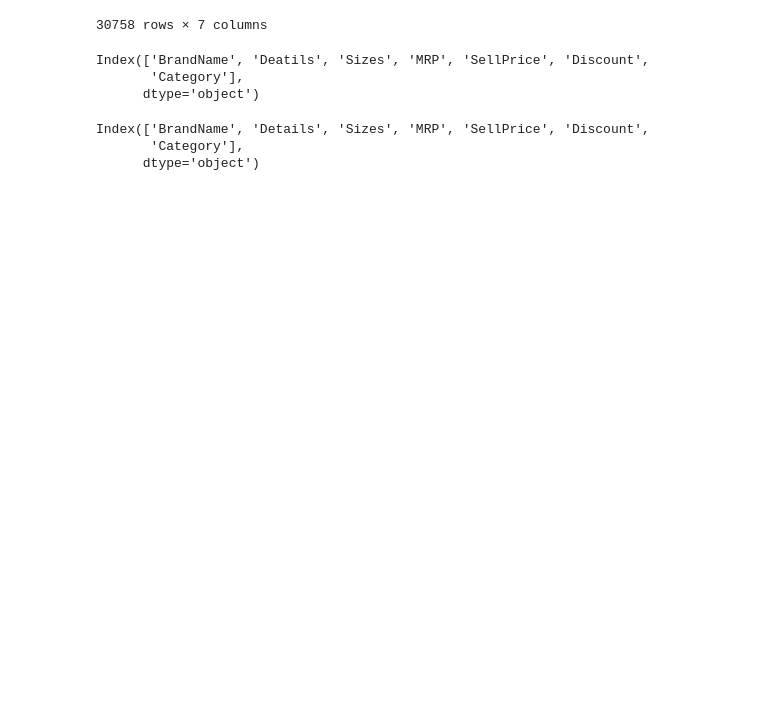
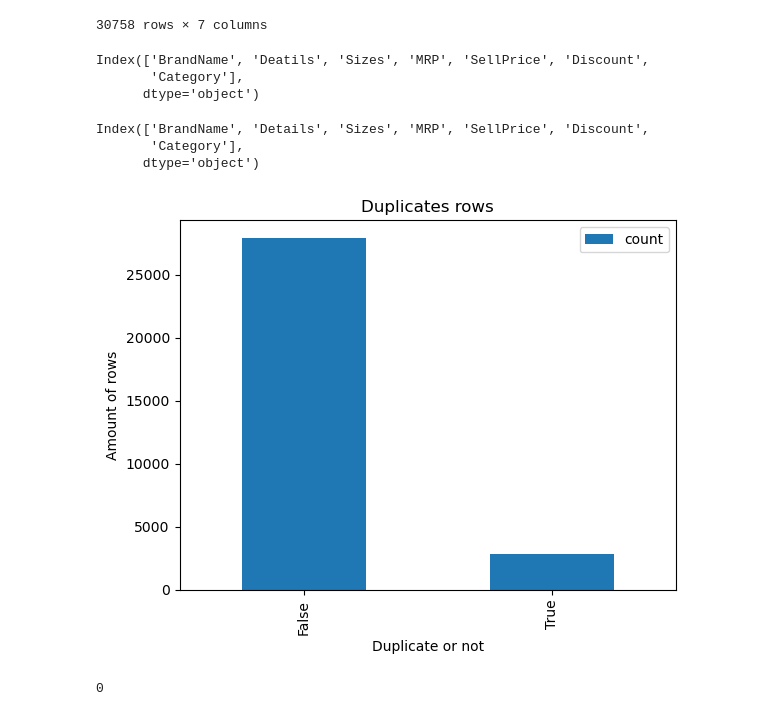
Before and after one commit to samwanyua/Data-cleanig-E-commerce-Dataset-with-30k-products, a Jupyter notebook: Notebook.ipynb, the cells around one changed output. Drawn from its saved outputs; the diff is of its cells as text; code cells hidden in the pictures; blank space fills up the shorter version.

Commit message:
Drop duplicates

```diff
--- a/Notebook.ipynb
+++ b/Notebook.ipynb
@@ -97,0 +100,11 @@ Index(['BrandName', 'Details', 'Sizes', 'MRP', 'SellPrice', 'Discount',
+# %%
+
+# removing duplicates
+data.duplicated().value_counts().plot(kind="bar")
+plt.title("Duplicates rows")
+plt.xlabel("Duplicate or not")
+plt.ylabel("Amount of rows")
+plt.legend()
+plt.show()
+# %% [output]
+[figure, added]
@@ -97,0 +113,4 @@ Index(['BrandName', 'Details', 'Sizes', 'MRP', 'SellPrice', 'Discount',
+# %%
+data.duplicated().sum()
+# %% [output]
+0
```
Also changed, not shown: parts of 2 cells of this notebook.
